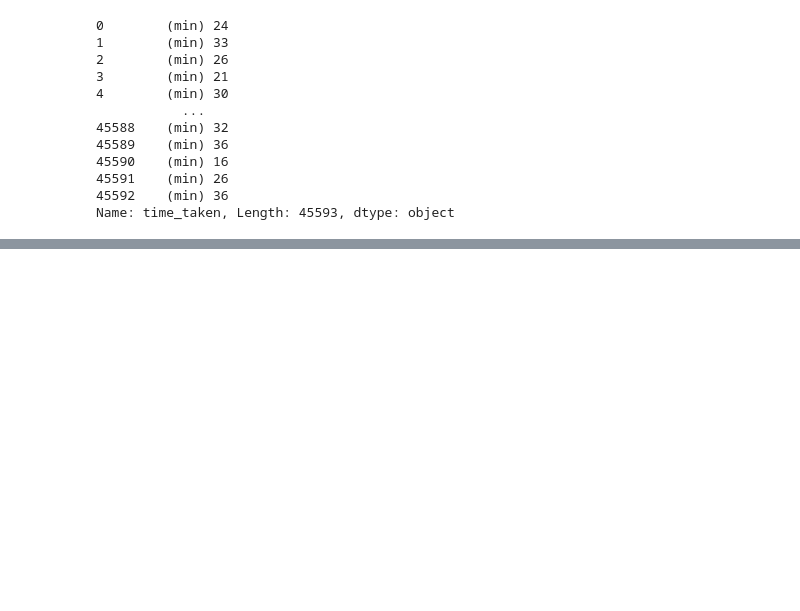
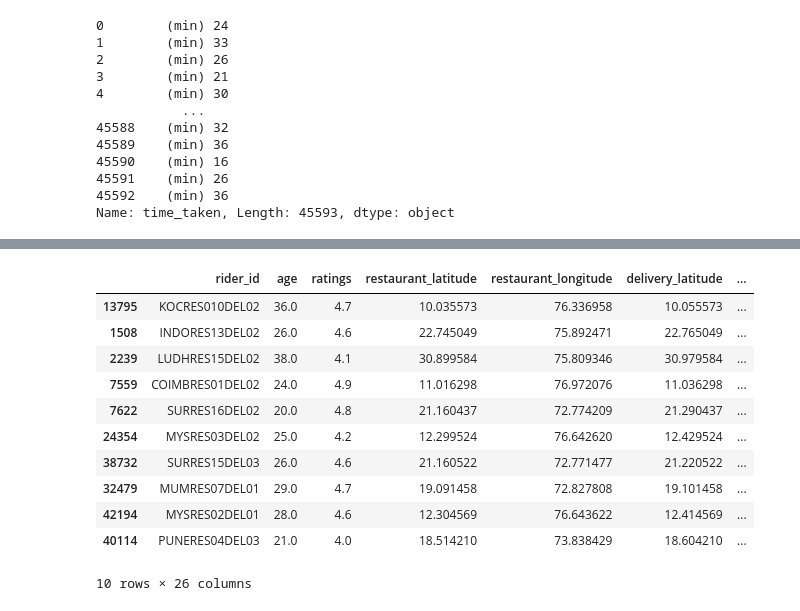
Before and after one commit to Nikhil-MLOPs/Delivery-Time-Prediction, a Jupyter notebook: notebooks/data_cleaning.ipynb, the cells around one changed output, grey strips where cells are left out. Drawn from its saved outputs; the diff is of its cells as text; code cells hidden in the pictures; blank space fills up the shorter version.

```diff
--- a/notebooks/data_cleaning.ipynb
+++ b/notebooks/data_cleaning.ipynb
@@ -876,0 +863,16 @@ latest_data.sample(10)
+# %%
+new_data = clean_data(data)
+new_data.sample(10)
+# %% [output]
+|  | rider_id | age | ratings | restaurant_latitude | restaurant_longitude | delivery_latitude | ... |
+| 13795 | KOCRES010DEL02 | 36.0 | 4.7 | 10.035573 | 76.336958 | 10.055573 | ... |
+| 1508 | INDORES13DEL02 | 26.0 | 4.6 | 22.745049 | 75.892471 | 22.765049 | ... |
+| 2239 | LUDHRES15DEL02 | 38.0 | 4.1 | 30.899584 | 75.809346 | 30.979584 | ... |
+| 7559 | COIMBRES01DEL02 | 24.0 | 4.9 | 11.016298 | 76.972076 | 11.036298 | ... |
+| 7622 | SURRES16DEL02 | 20.0 | 4.8 | 21.160437 | 72.774209 | 21.290437 | ... |
+| 24354 | MYSRES03DEL02 | 25.0 | 4.2 | 12.299524 | 76.642620 | 12.429524 | ... |
+| 38732 | SURRES15DEL03 | 26.0 | 4.6 | 21.160522 | 72.771477 | 21.220522 | ... |
+| 32479 | MUMRES07DEL01 | 29.0 | 4.7 | 19.091458 | 72.827808 | 19.101458 | ... |
+| 42194 | MYSRES02DEL01 | 28.0 | 4.6 | 12.304569 | 76.643622 | 12.414569 | ... |
+| 40114 | PUNERES04DEL03 | 21.0 | 4.0 | 18.514210 | 73.838429 | 18.604210 | ... |
+10 rows × 26 columns
```
Also changed, not shown: parts of 10 cells of this notebook, 15 other files.
